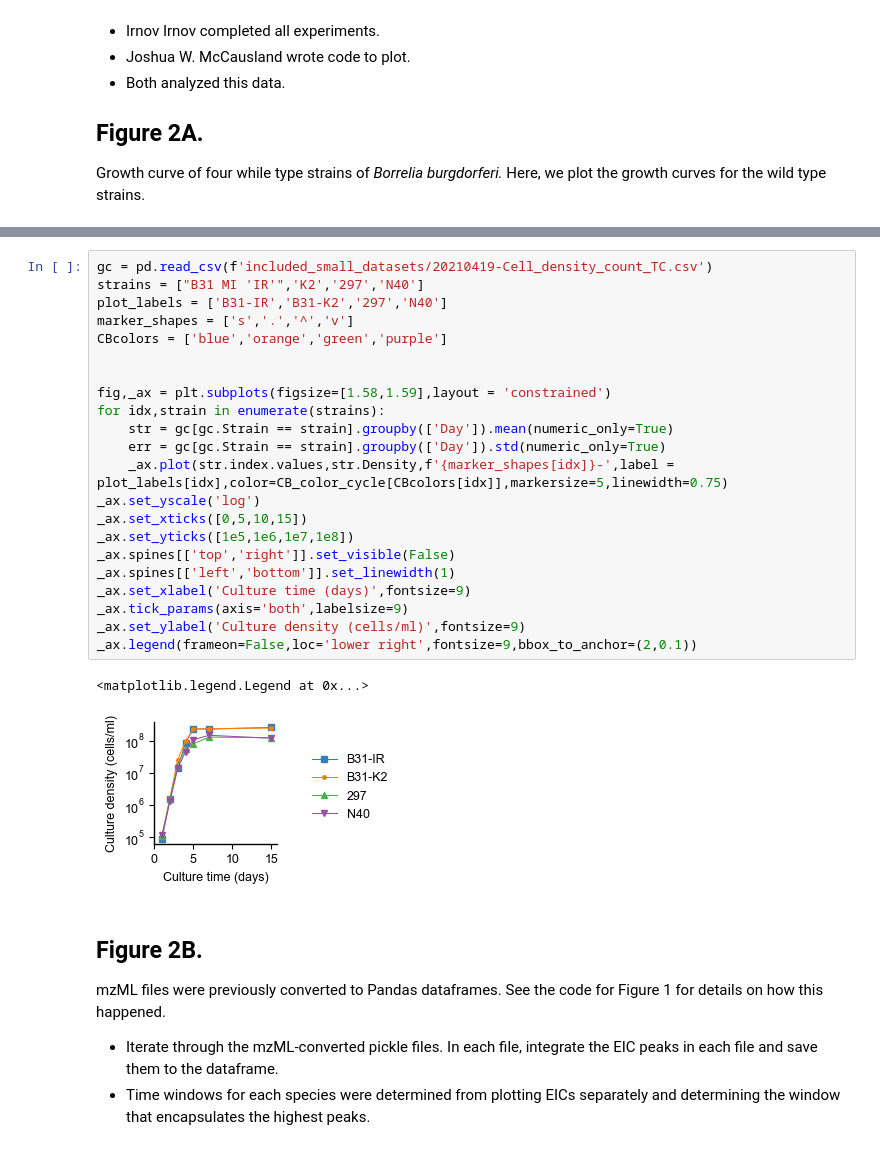
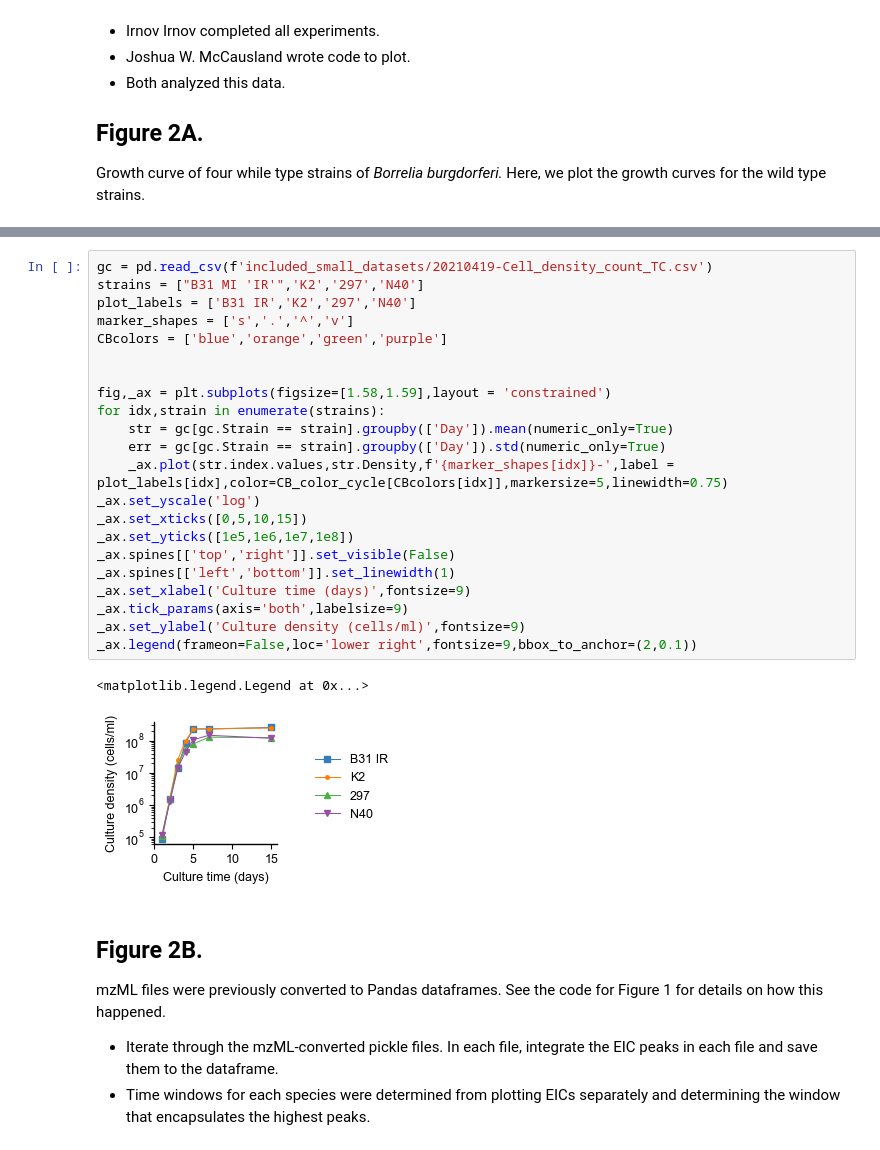
Before and after one commit to JacobsWagnerLab/published, a Jupyter notebook: McCausland_et_al_2025/figure_generation/Fig2.ipynb, the cells around one changed output, grey strips where cells are left out. Cells and saved outputs as stored; diff of their text form.

Commit message:
Update Fig2.ipynb
This update reflects changing the labels of two strains.
- "B31-IR" to "B31 IR"
- "B31-K2" to "K2"

```diff
--- a/McCausland_et_al_2025/figure_generation/Fig2.ipynb
+++ b/McCausland_et_al_2025/figure_generation/Fig2.ipynb
@@ -55,28 +55,28 @@ experiment_directory = '/Volumes/Common/Science communication/Manuscripts/Papers
 # %%
 gc = pd.read_csv(f'included_small_datasets/20210419-Cell_density_count_TC.csv')
 strains = ["B31 MI 'IR'",'K2','297','N40']
-plot_labels = ['B31-IR','B31-K2','297','N40']
+plot_labels = ['B31 IR','K2','297','N40']
 marker_shapes = ['s','.','^','v']
 CBcolors = ['blue','orange','green','purple']
 
 
 fig,_ax = plt.subplots(figsize=[1.58,1.59],layout = 'constrained')
 for idx,strain in enumerate(strains):
     str = gc[gc.Strain == strain].groupby(['Day']).mean(numeric_only=True)
     err = gc[gc.Strain == strain].groupby(['Day']).std(numeric_only=True)
     _ax.plot(str.index.values,str.Density,f'{marker_shapes[idx]}-',label = plot_labels[idx],color=CB_color_cycle[CBcolors[idx]],markersize=5,linewidth=0.75)
 _ax.set_yscale('log')
 _ax.set_xticks([0,5,10,15])
 _ax.set_yticks([1e5,1e6,1e7,1e8])
 _ax.spines[['top','right']].set_visible(False)
 _ax.spines[['left','bottom']].set_linewidth(1)
 _ax.set_xlabel('Culture time (days)',fontsize=9)
 _ax.tick_params(axis='both',labelsize=9)
 _ax.set_ylabel('Culture density (cells/ml)',fontsize=9)
 _ax.legend(frameon=False,loc='lower right',fontsize=9,bbox_to_anchor=(2,0.1))
 # %% [output]
 <matplotlib.legend.Legend at 0x...>
-[figure, old version]
+[figure, new version]
 # %% [markdown]
 ## Figure 2B.
 mzML files were previously converted to Pandas dataframes. See the code for Figure 1 for details on how this happened.
```
Also changed, not shown: parts of 3 cells of this notebook.
